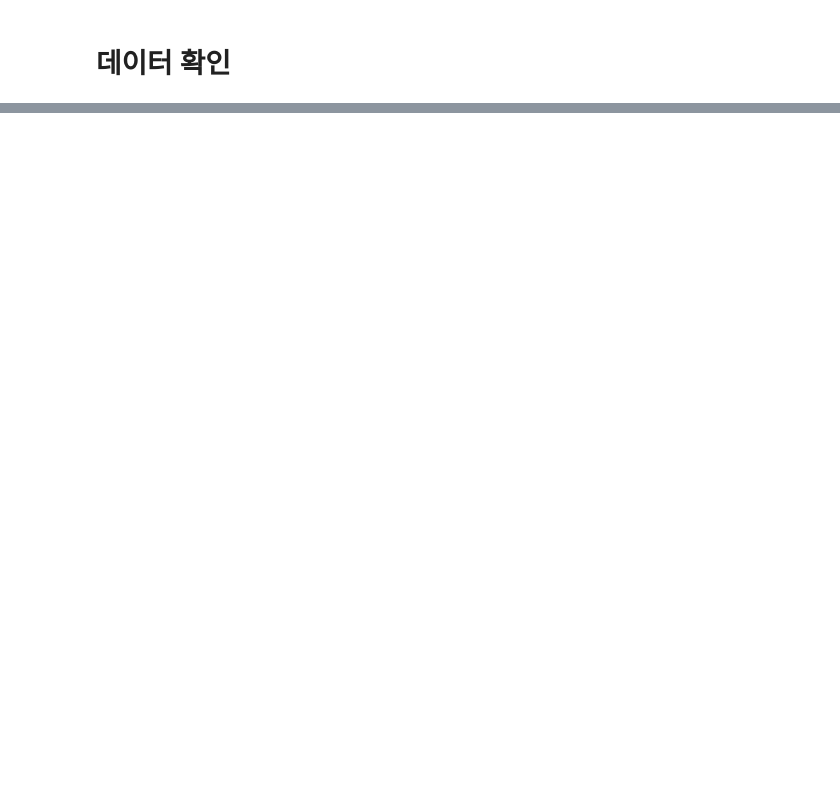
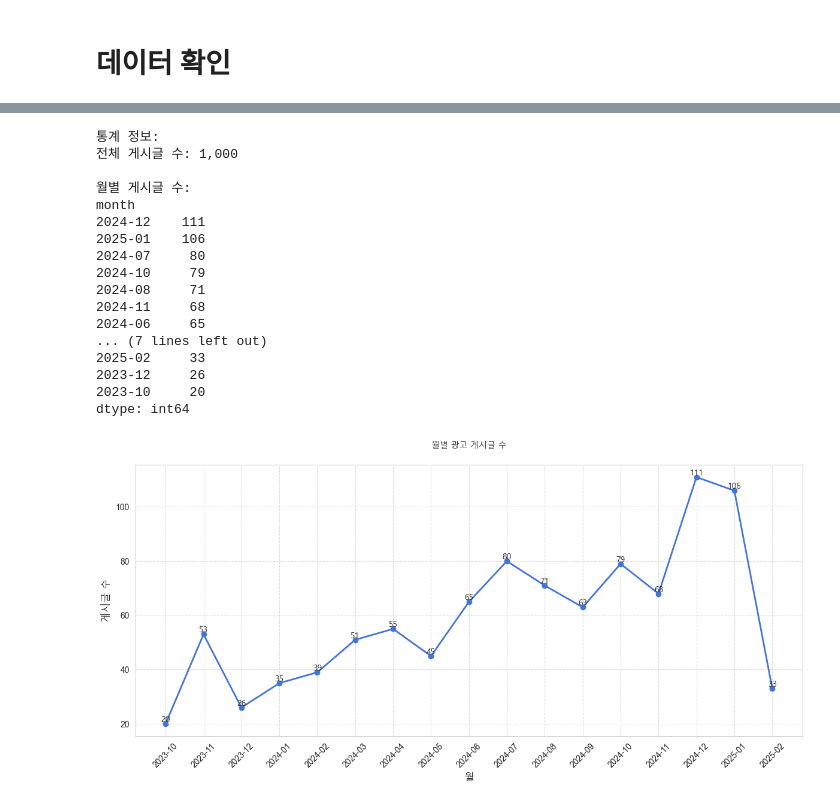
Before and after one commit to entangelk/myfipn, a Jupyter notebook: docs/main.ipynb, the cells around one changed output, grey strips where cells are left out. Saved outputs shown, nothing was run; the diff lists cells and outputs as text; code cells hidden in the pictures; blank space fills up the shorter version.

```diff
--- a/docs/main.ipynb
+++ b/docs/main.ipynb
@@ -66,0 +131,62 @@ df_reviews
+# %%
+import pandas as pd
+import matplotlib.pyplot as plt
+import seaborn as sns
+from matplotlib import font_manager as fm
+
+# 폰트 설정
+font_path = r'C:\Windows\Fonts\malgun.ttf'
+font_prop = fm.FontProperties(fname=font_path)
+
+# 월별 게시글 수 계산
+monthly_counts = df_blog.groupby('month').size()
+
+# 시각화
+plt.figure(figsize=(12, 6))
+sns.set_style("whitegrid")
+
+# 선 그래프 그리기
+plt.plot(monthly_counts.index, monthly_counts.values, marker='o', linewidth=2, color='#4374D9')
+
+# 각 포인트에 값 표시
+for x, y in zip(monthly_counts.index, monthly_counts.values):
+   plt.text(x, y, f'{y:,}',
+            horizontalalignment='center',
+            verticalalignment='bottom',
+            fontproperties=font_prop)
+
+# 각 요소에 직접 폰트 적용
+plt.title('월별 광고 게시글 수', fontsize=15, pad=20, fontproperties=font_prop)
+plt.xlabel('월', fontsize=12, fontproperties=font_prop)
+plt.ylabel('게시글 수', fontsize=12, fontproperties=font_prop)
+
+plt.xticks(rotation=45)
+plt.grid(True, linestyle='--', alpha=0.7)
+plt.tight_layout()
+
+# 통계 정보 출력
+print("\n통계 정보:")
+print(f"전체 게시글 수: {monthly_counts.sum():,}")
+print("\n월별 게시글 수:")
+print(monthly_counts.sort_values(ascending=False))
+
+plt.show()
+# %% [output]
+통계 정보:
+전체 게시글 수: 1,000
+
+월별 게시글 수:
+month
+2024-12    111
+2025-01    106
+2024-07     80
+2024-10     79
+2024-08     71
+2024-11     68
+2024-06     65
+... (7 lines left out)
+2025-02     33
+2023-12     26
+2023-10     20
+dtype: int64
+[figure, added]
```
Also changed, not shown: parts of 4 cells of this notebook.
